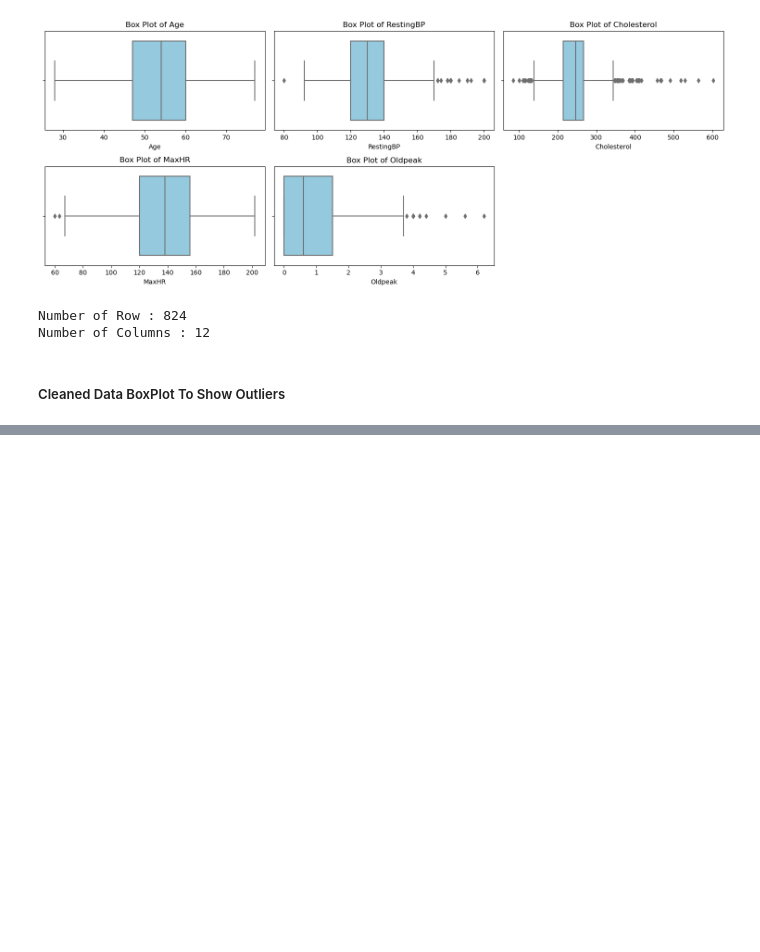
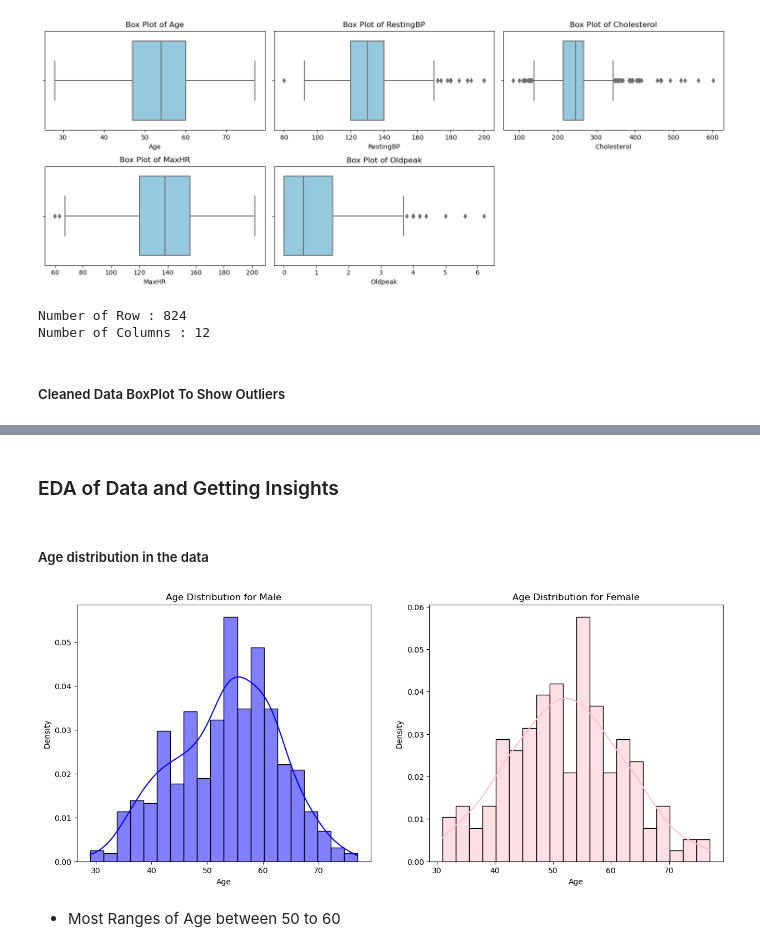
Before and after one commit to pjaiswalusf/Heart-Failure-Prediction, a Jupyter notebook: HeartFailurePrediction.ipynb, the cells around one changed output, grey strips where cells are left out. Saved outputs shown, nothing was run; the diff lists cells and outputs as text; code cells hidden in the pictures; blank space fills up the shorter version.

Commit message:
Getting insights of data

```diff
--- a/HeartFailurePrediction.ipynb
+++ b/HeartFailurePrediction.ipynb
@@ -476,0 +266,3 @@ SyntaxError: unterminated string literal (detected at line 124) (3791863233.py,
+# %%
+df_cleaned.reset_index(inplace = True , drop = True)
+df_cleaned.sample(5)
@@ -476,0 +298,22 @@ SyntaxError: unterminated string literal (detected at line 124) (3791863233.py,
+# %% [markdown]
+### EDA of Data and Getting Insights
+# %% [markdown]
+##### Age distribution in the data
+# %%
+plt.figure(figsize=(15, 6))
+
+plt.subplot(1,2,1)
+
+sns.histplot(df_cleaned[df['Sex'] == 'M']['Age'], color='blue', kde=True, bins=20, stat='density')
+plt.title('Age Distribution for Male')
+
+plt.subplot(1,2,2)
+
+sns.histplot(df_cleaned[df['Sex'] == 'F']['Age'], color='pink', kde=True, bins=20, stat='density')
+plt.title('Age Distribution for Female')
+
+plt.show()
+# %% [output]
+[figure, added]
+# %% [markdown]
+- Most Ranges of Age between 50 to 60
```
Also changed, not shown: parts of 27 cells of this notebook, 8 other files.
